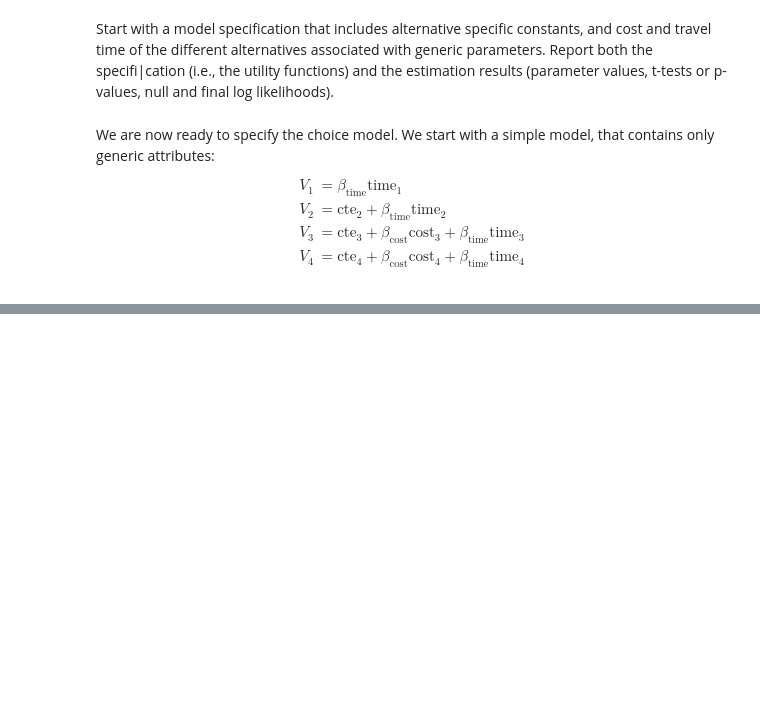
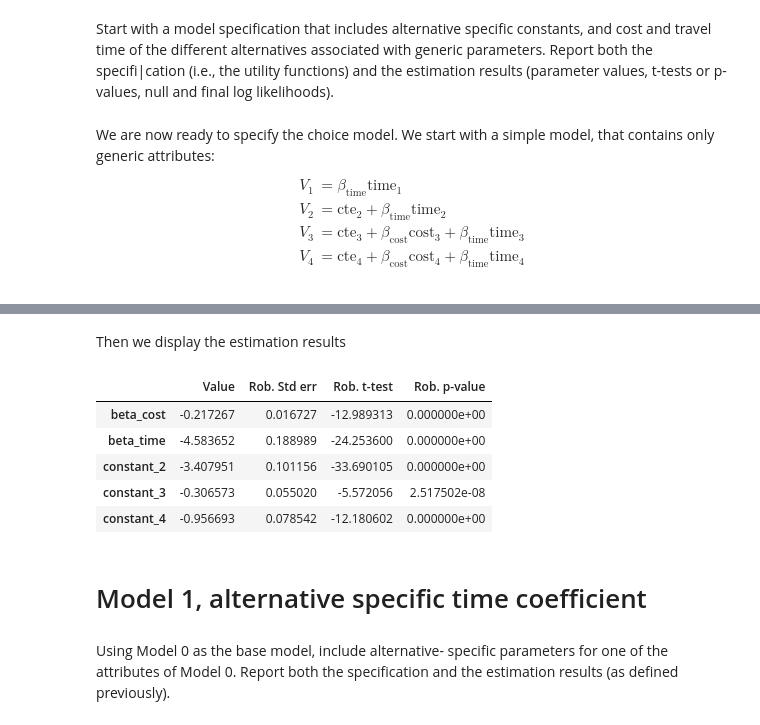
Before and after one commit to GAnagno/Choice, a Jupyter notebook: assignment.ipynb, the cells around one changed output, grey strips where cells are left out. Cells and saved outputs as stored; diff of their text form; code cells hidden in the pictures; blank space fills up the shorter version.

```diff
--- a/assignment.ipynb
+++ b/assignment.ipynb
@@ -363,0 +344,15 @@ results.getEstimatedParameters()
+# %% [markdown]
+Then we display the estimation results
+# %%
+all_results['Base'].getEstimatedParameters()
+# %% [output]
+|  | Value | Rob. Std err | Rob. t-test | Rob. p-value |
+| beta_cost | -0.217267 | 0.016727 | -12.989313 | 0.000000e+00 |
+| beta_time | -4.583652 | 0.188989 | -24.253600 | 0.000000e+00 |
+| constant_2 | -3.407951 | 0.101156 | -33.690105 | 0.000000e+00 |
+| constant_3 | -0.306573 | 0.055020 | -5.572056 | 2.517502e-08 |
+| constant_4 | -0.956693 | 0.078542 | -12.180602 | 0.000000e+00 |
+# %% [markdown]
+# Model 1, alternative specific time coefficient
+# %% [markdown]
+Using Model 0 as the base model, include alternative- specific parameters for one of the attributes of Model 0. Report both the specification and the estimation results (as defined previously).
```
Also changed, not shown: parts of 63 cells of this notebook.
